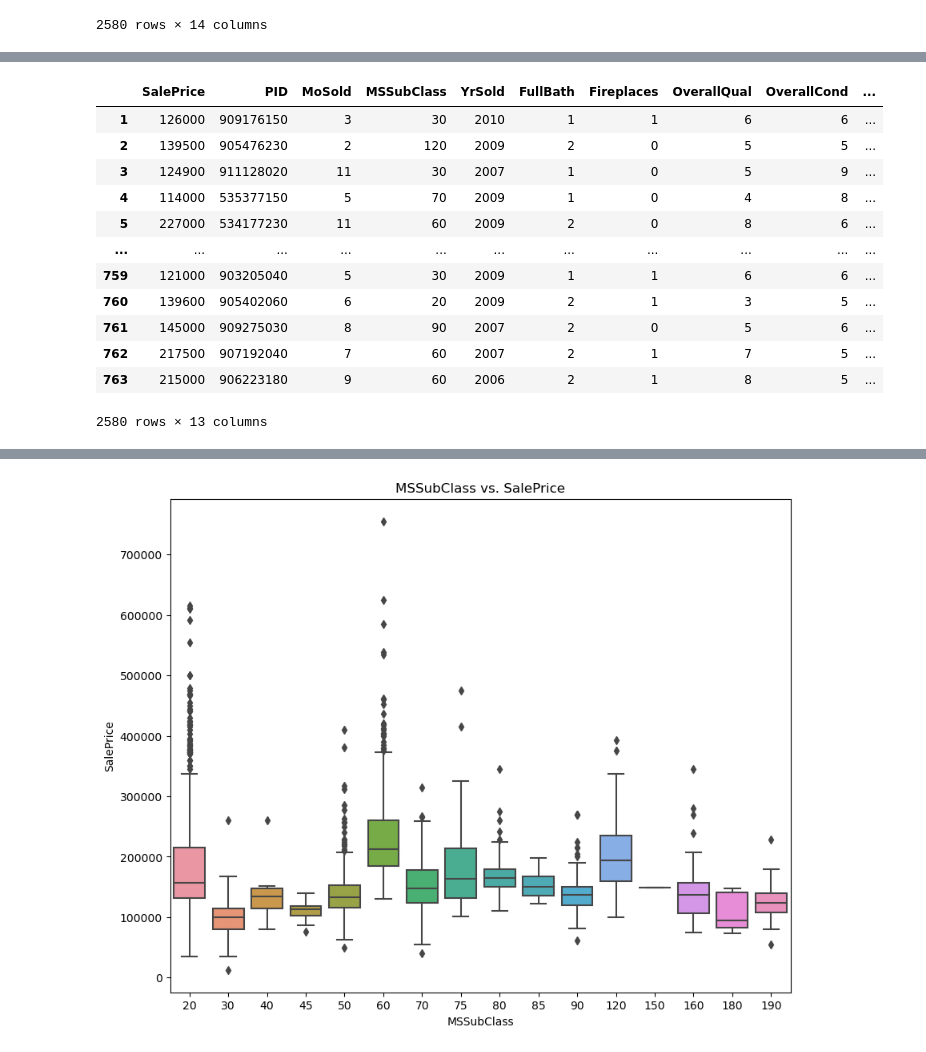
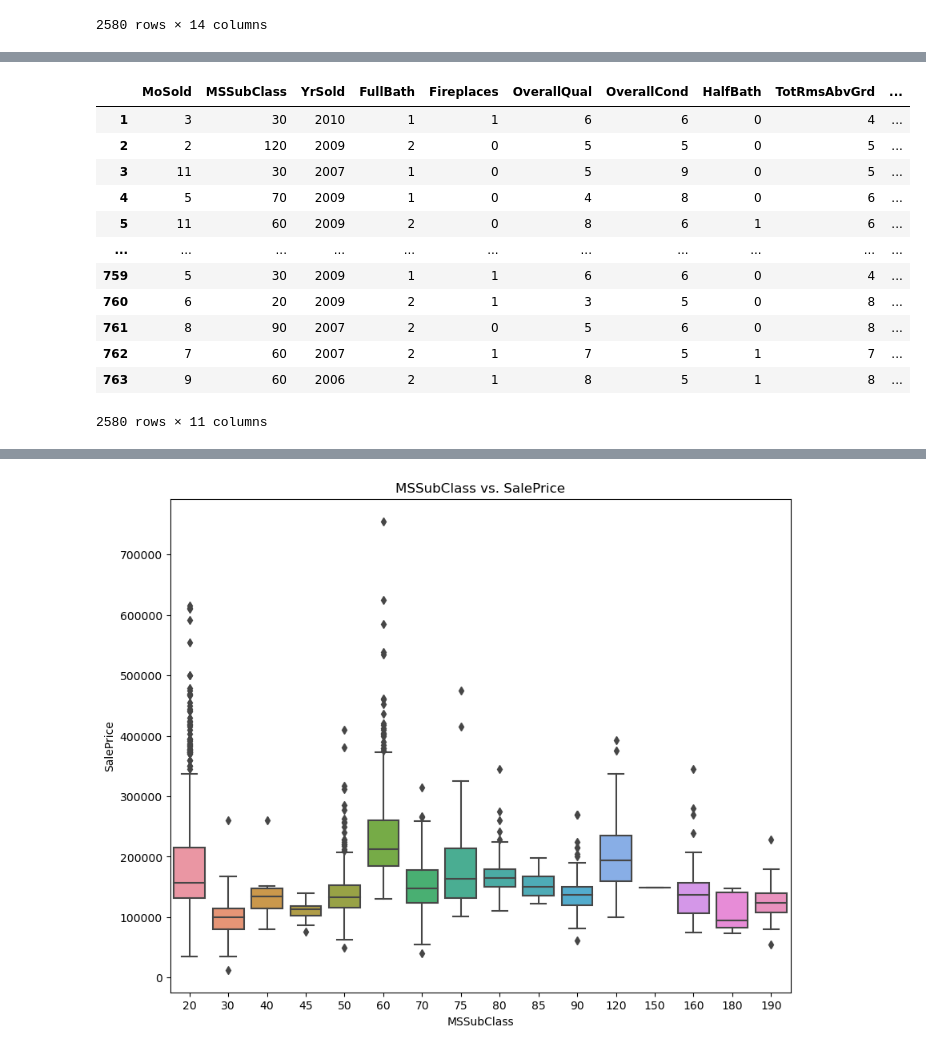
Before and after one commit to liu-roger/ames_housing_price, a Jupyter notebook: eda.ipynb, the cells around one changed output, grey strips where cells are left out. Drawn from its saved outputs; the diff is of its cells as text; code cells hidden in the pictures.

```diff
--- a/eda.ipynb
+++ b/eda.ipynb
@@ -91,18 +80,18 @@ for i, column in enumerate(cont_num_cols.columns):
 # %%
-discrete_num_cols = numerical_columns[['SalePrice','PID','MoSold','MSSubClass','YrSold','FullBath','Fireplaces','OverallQual','OverallCond','HalfBath','TotRmsAbvGrd','BedroomAbvGr','KitchenAbvGr']]
+discrete_num_cols = numerical_columns[['MoSold','MSSubClass','YrSold','FullBath','Fireplaces','OverallQual','OverallCond','HalfBath','TotRmsAbvGrd','BedroomAbvGr','KitchenAbvGr']]
 discrete_num_cols
 # %% [output]
-|  | SalePrice | PID | MoSold | MSSubClass | YrSold | FullBath | Fireplaces | OverallQual | OverallCond | ... |
-| 1 | 126000 | 909176150 | 3 | 30 | 2010 | 1 | 1 | 6 | 6 | ... |
-| 2 | 139500 | 905476230 | 2 | 120 | 2009 | 2 | 0 | 5 | 5 | ... |
-| 3 | 124900 | 911128020 | 11 | 30 | 2007 | 1 | 0 | 5 | 9 | ... |
-| 4 | 114000 | 535377150 | 5 | 70 | 2009 | 1 | 0 | 4 | 8 | ... |
-| 5 | 227000 | 534177230 | 11 | 60 | 2009 | 2 | 0 | 8 | 6 | ... |
+|  | MoSold | MSSubClass | YrSold | FullBath | Fireplaces | OverallQual | OverallCond | HalfBath | TotRmsAbvGrd | ... |
+| 1 | 3 | 30 | 2010 | 1 | 1 | 6 | 6 | 0 | 4 | ... |
+| 2 | 2 | 120 | 2009 | 2 | 0 | 5 | 5 | 0 | 5 | ... |
+| 3 | 11 | 30 | 2007 | 1 | 0 | 5 | 9 | 0 | 5 | ... |
+| 4 | 5 | 70 | 2009 | 1 | 0 | 4 | 8 | 0 | 6 | ... |
+| 5 | 11 | 60 | 2009 | 2 | 0 | 8 | 6 | 1 | 6 | ... |
 | ... | ... | ... | ... | ... | ... | ... | ... | ... | ... | ... |
-| 759 | 121000 | 903205040 | 5 | 30 | 2009 | 1 | 1 | 6 | 6 | ... |
-| 760 | 139600 | 905402060 | 6 | 20 | 2009 | 2 | 1 | 3 | 5 | ... |
-| 761 | 145000 | 909275030 | 8 | 90 | 2007 | 2 | 0 | 5 | 6 | ... |
-| 762 | 217500 | 907192040 | 7 | 60 | 2007 | 2 | 1 | 7 | 5 | ... |
-| 763 | 215000 | 906223180 | 9 | 60 | 2006 | 2 | 1 | 8 | 5 | ... |
+| 759 | 5 | 30 | 2009 | 1 | 1 | 6 | 6 | 0 | 4 | ... |
+| 760 | 6 | 20 | 2009 | 2 | 1 | 3 | 5 | 0 | 8 | ... |
+| 761 | 8 | 90 | 2007 | 2 | 0 | 5 | 6 | 0 | 8 | ... |
+| 762 | 7 | 60 | 2007 | 2 | 1 | 7 | 5 | 1 | 7 | ... |
+| 763 | 9 | 60 | 2006 | 2 | 1 | 8 | 5 | 1 | 8 | ... |
-2580 rows × 13 columns
+2580 rows × 11 columns
 # %%
```
Also changed, not shown: parts of 3 cells of this notebook.
